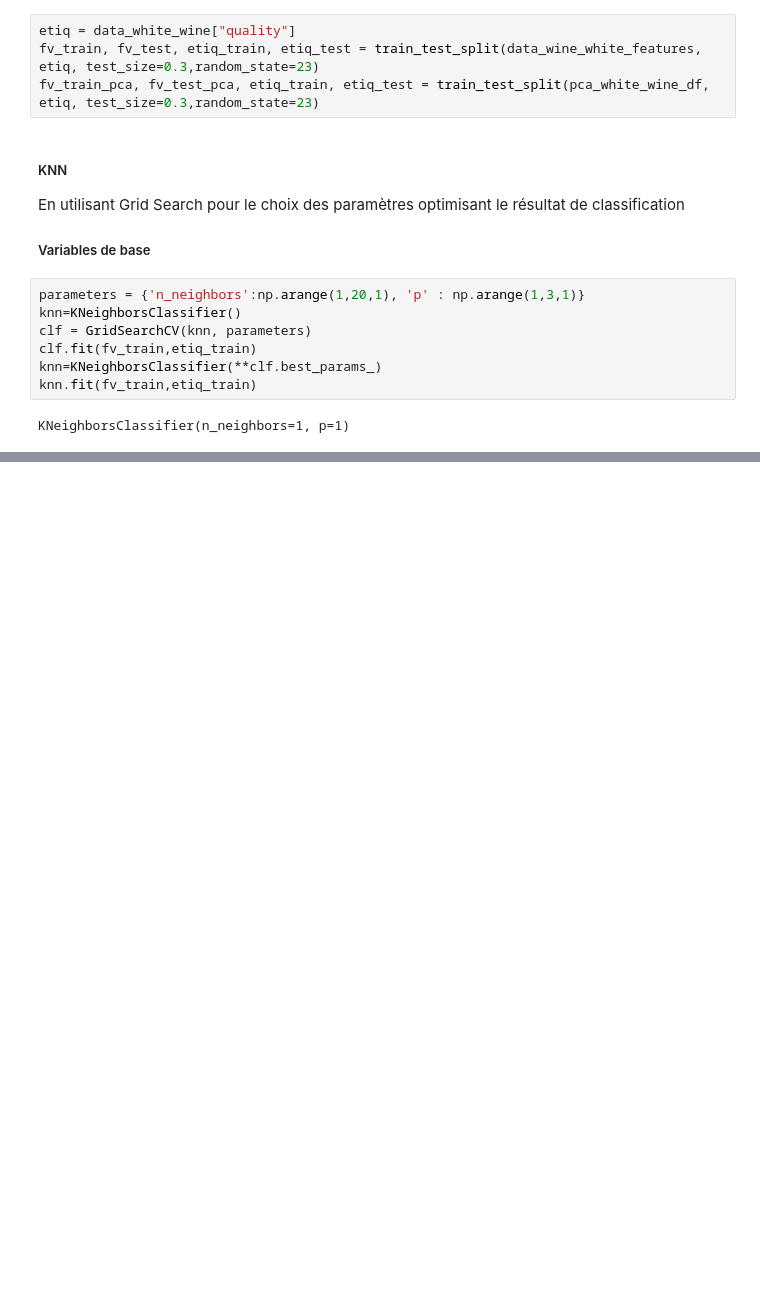
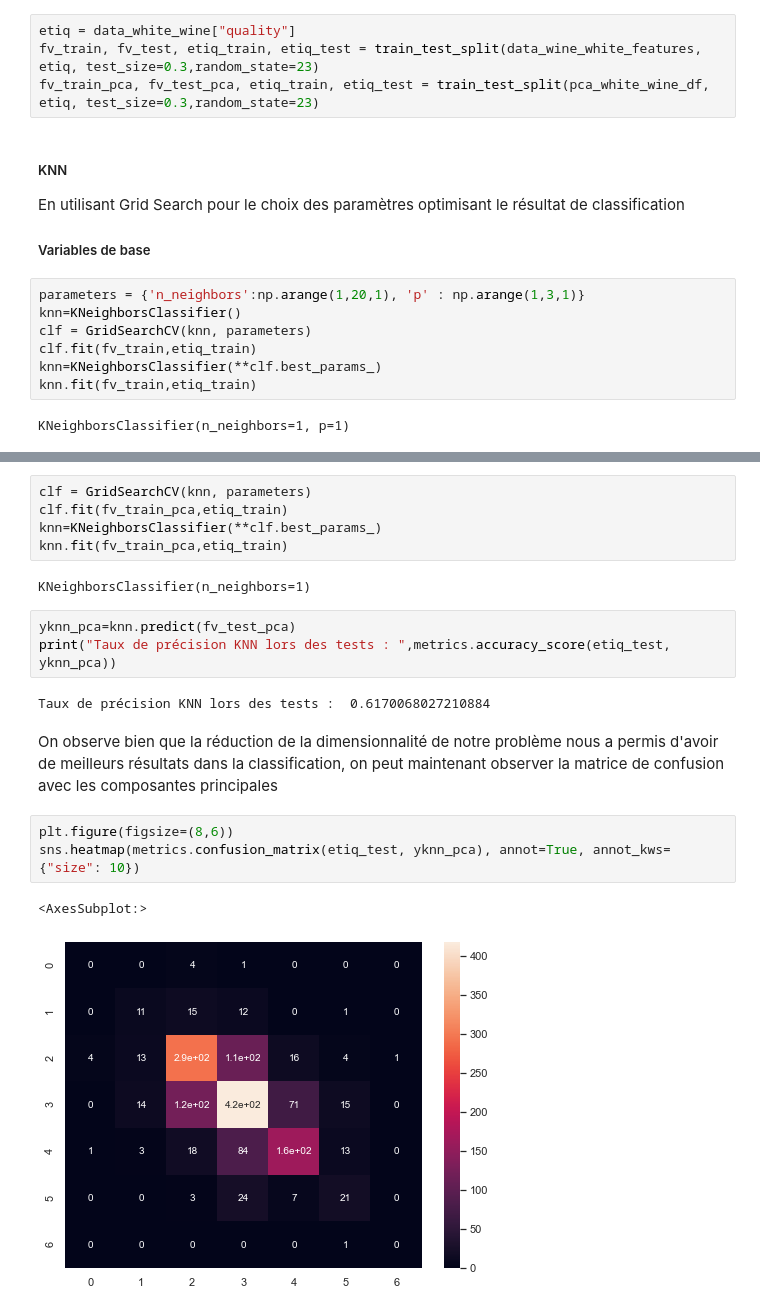
Before and after one commit to MohamedNennouche/Wine-classification, a Jupyter notebook: wine-notebook.ipynb, the cells around one changed output, grey strips where cells are left out. Cells and saved outputs as stored; diff of their text form; blank space fills up the shorter version.

```diff
--- a/wine-notebook.ipynb
+++ b/wine-notebook.ipynb
@@ -228,0 +251,20 @@ KNeighborsClassifier(n_neighbors=1, p=1)
+# %%
+clf = GridSearchCV(knn, parameters)
+clf.fit(fv_train_pca,etiq_train)
+knn=KNeighborsClassifier(**clf.best_params_)
+knn.fit(fv_train_pca,etiq_train)
+# %% [output]
+KNeighborsClassifier(n_neighbors=1)
+# %%
+yknn_pca=knn.predict(fv_test_pca)
+print("Taux de précision KNN lors des tests : ",metrics.accuracy_score(etiq_test, yknn_pca))
+# %% [output]
+Taux de précision KNN lors des tests :  0.6170068027210884
+# %% [markdown]
+On observe bien que la réduction de la dimensionnalité de notre problème nous a permis d'avoir de meilleurs résultats dans la classification, on peut maintenant observer la matrice de confusion avec les composantes principales
+# %%
+plt.figure(figsize=(8,6))
+sns.heatmap(metrics.confusion_matrix(etiq_test, yknn_pca), annot=True, annot_kws={"size": 10})
+# %% [output]
+<AxesSubplot:>
+[figure, added]
```
Also changed, not shown: parts of 13 cells of this notebook, 1 other file.
